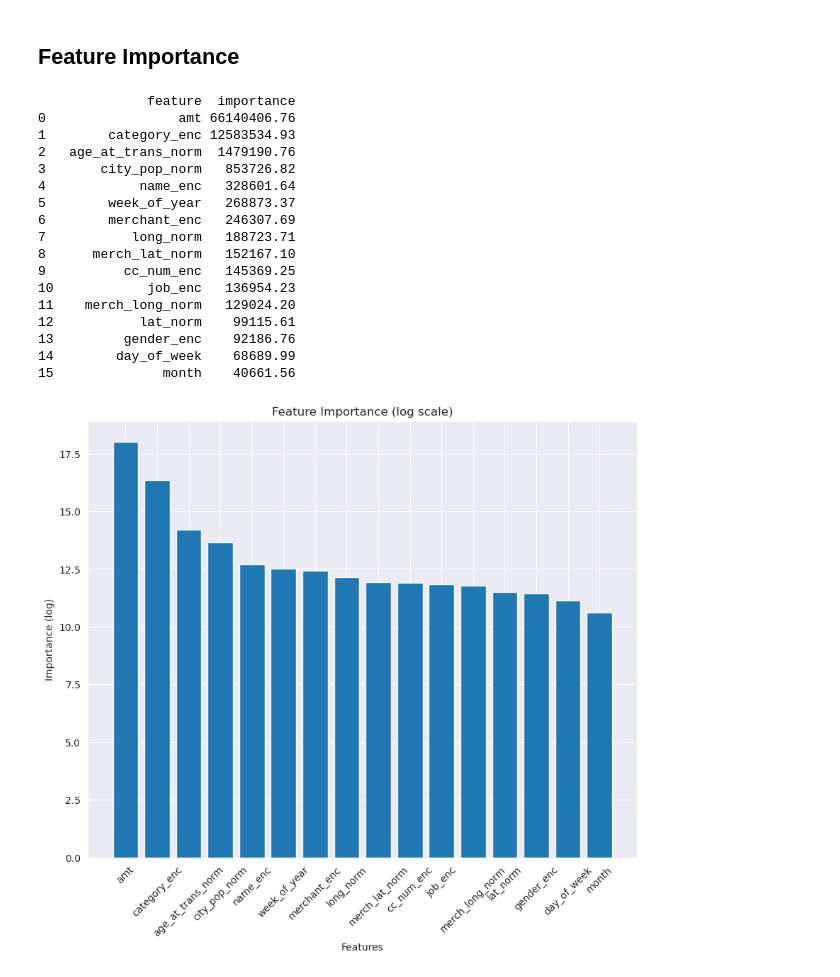
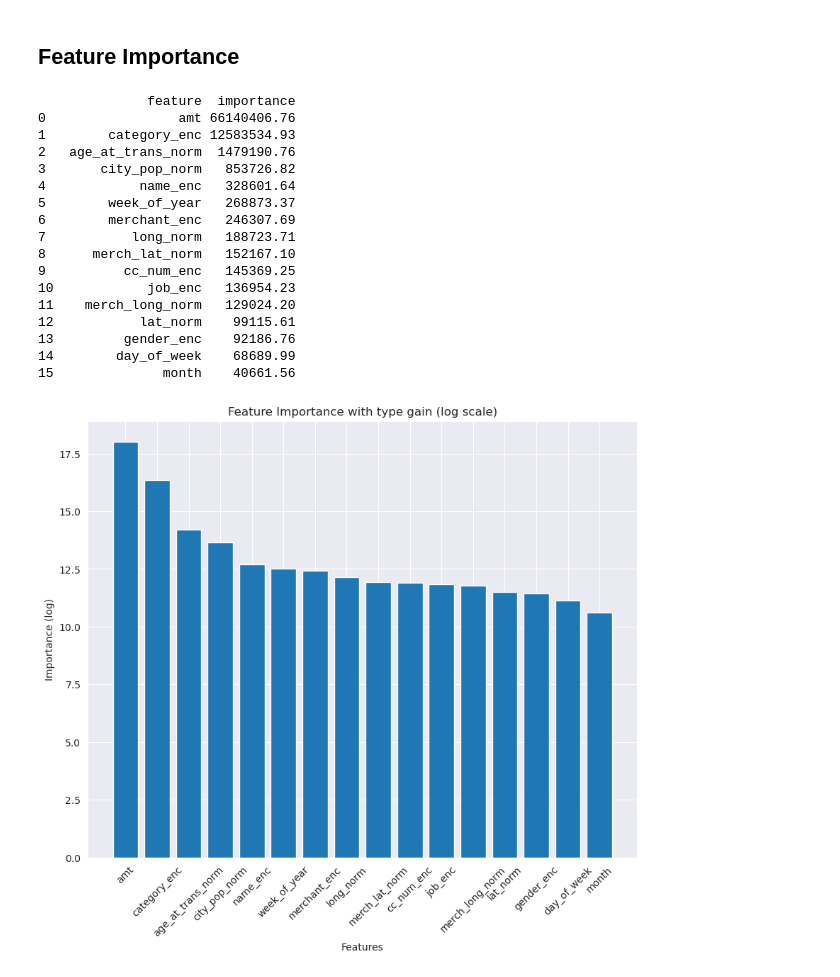
Before and after one commit to Jack121999/sketch_forsencis, a Jupyter notebook: nbs/gbm_model.ipynb, the cells around one changed output. Cells and saved outputs as stored; diff of their text form; code cells hidden in the pictures.

```diff
--- a/nbs/gbm_model.ipynb
+++ b/nbs/gbm_model.ipynb
@@ -125,35 +115,35 @@ feature_imp_df = pd.DataFrame({
     'feature': feature_names,
     'importance': feature_imp
 })
 
 feature_imp_df = feature_imp_df.sort_values('importance', ascending=False).reset_index(drop=True)
 print(feature_imp_df)
 
 fig, ax = plt.subplots(1, 1, figsize=(10, 8))
 ax.bar(feature_imp_df['feature'], np.log(feature_imp_df['importance']))
-ax.set_title('Feature Importance (log scale)')
+ax.set_title('Feature Importance with type gain (log scale)')
 ax.set_xlabel('Features')
 ax.set_ylabel('Importance (log)')
 ax.tick_params(axis='x', labelrotation=45)
 # %% [output]
               feature  importance
 0                 amt 66140406.76
 1        category_enc 12583534.93
 2   age_at_trans_norm  1479190.76
 3       city_pop_norm   853726.82
 4            name_enc   328601.64
 5        week_of_year   268873.37
 6        merchant_enc   246307.69
 7           long_norm   188723.71
 8      merch_lat_norm   152167.10
 9          cc_num_enc   145369.25
 10            job_enc   136954.23
 11    merch_long_norm   129024.20
 12           lat_norm    99115.61
 13         gender_enc    92186.76
 14        day_of_week    68689.99
 15              month    40661.56
-[figure, old version]
+[figure, new version]
 # %%
 feature_imp = model.feature_importance(importance_type='split')
 feature_names = model.feature_name()
```
Also changed, not shown: parts of 7 cells of this notebook.
